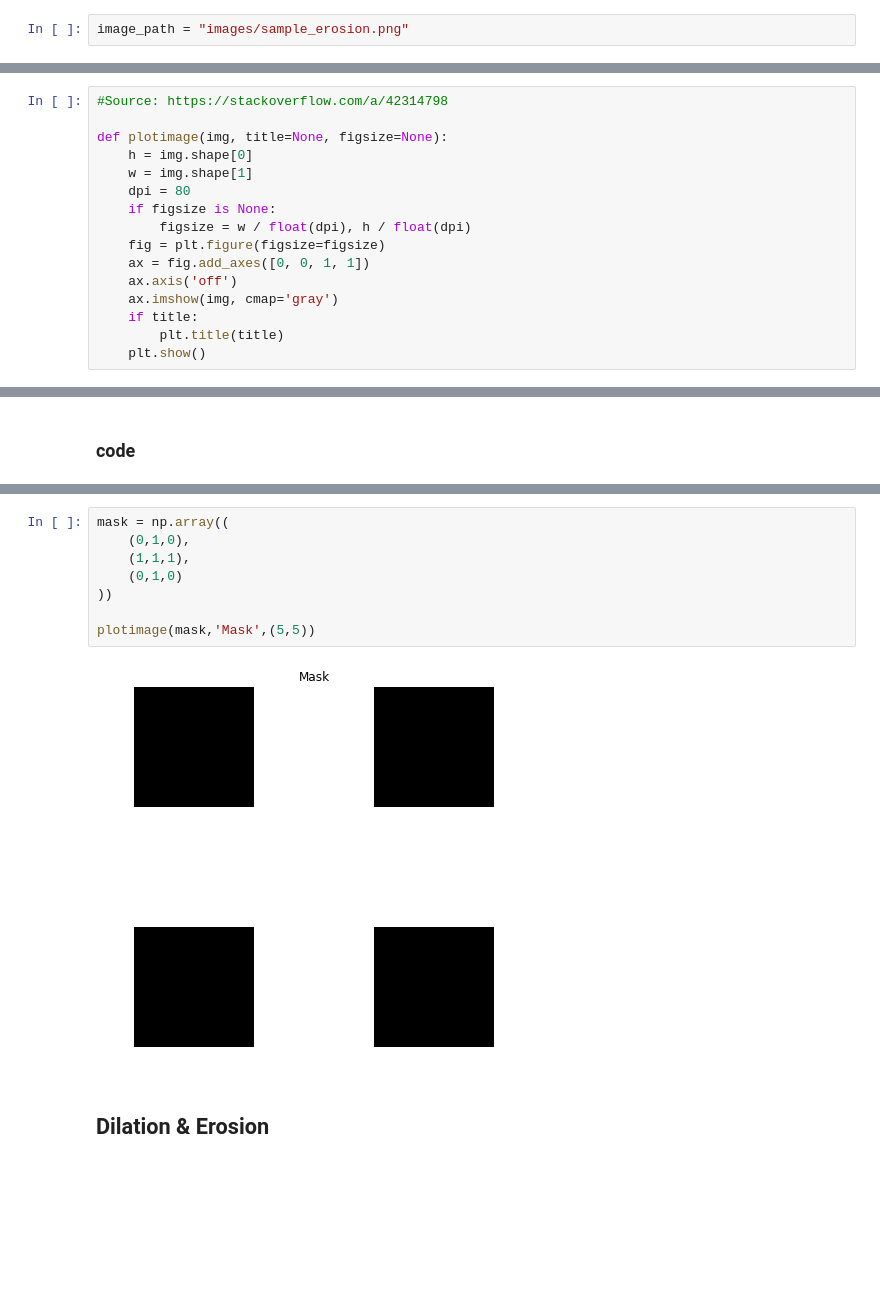
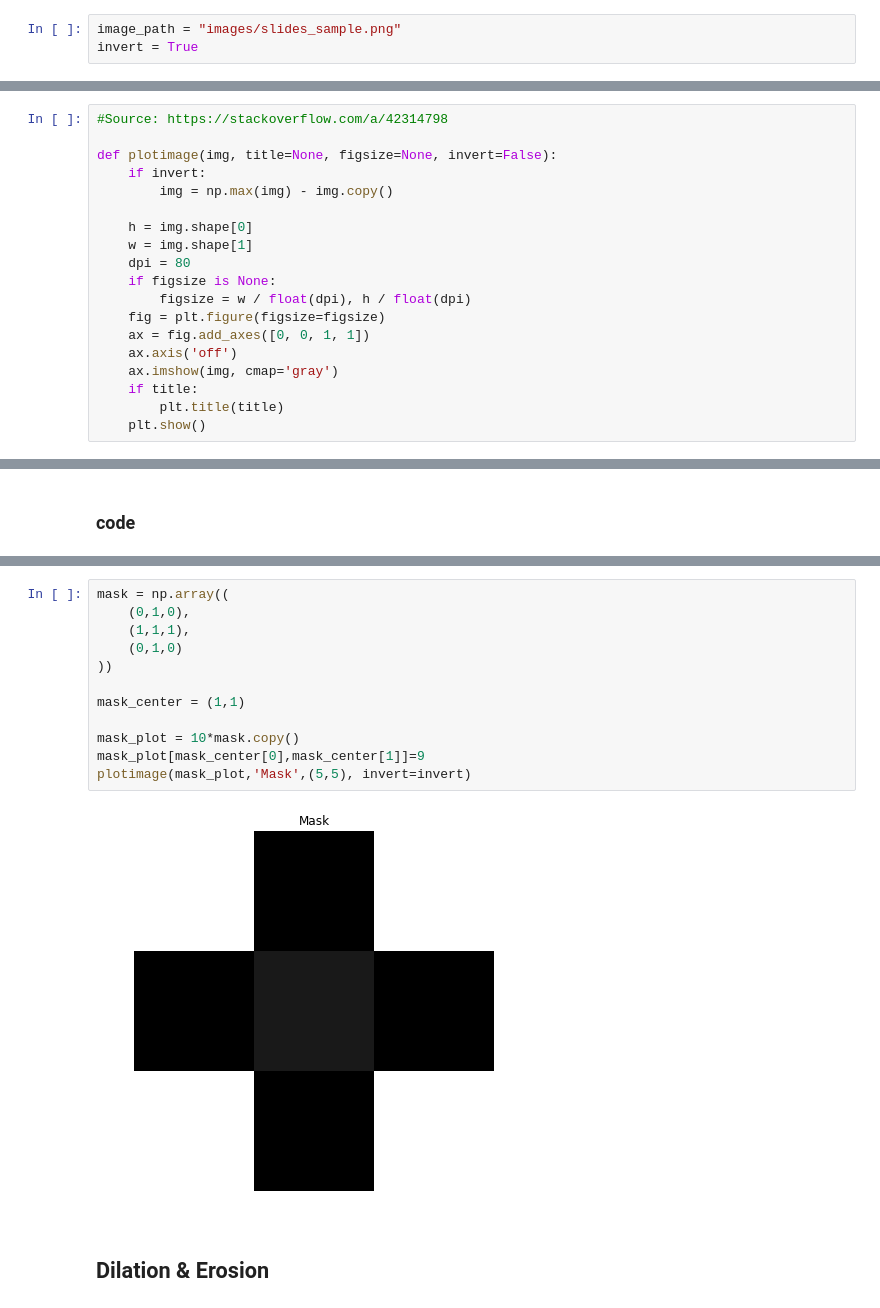
Before and after one commit to ghaiszaher/Image-Processing-OCR-Walsh, a Jupyter notebook: 03_dilation_erosion.ipynb, the cells around one changed output, grey strips where cells are left out. Drawn from its saved outputs; the diff is of its cells as text; blank space fills up the shorter version.

Commit message:
erosion dilation finish

```diff
--- a/03_dilation_erosion.ipynb
+++ b/03_dilation_erosion.ipynb
@@ -11,13 +10,17 @@ import random
 # %% [markdown]
 ### main variables
 # %%
-image_path = "images/sample_erosion.png"
+image_path = "images/slides_sample.png"
+invert = True
 # %% [markdown]
 ### functions
 # %%
 #Source: https://stackoverflow.com/a/42314798
 
-def plotimage(img, title=None, figsize=None):
+def plotimage(img, title=None, figsize=None, invert=False):
+    if invert:
+        img = np.max(img) - img.copy()
+
     h = img.shape[0]
     w = img.shape[1]
     dpi = 80
@@ -69,12 +75,16 @@ array([[1, 1, 1, 1, 1, 1, 1, 1, 1, 1, 1, 1, 1, 1, 1, 1, 1, 1, 1, 1],
 # %%
 mask = np.array((
     (0,1,0),
     (1,1,1),
     (0,1,0)
 ))
 
-plotimage(mask,'Mask',(5,5))
+mask_center = (1,1)
+
+mask_plot = 10*mask.copy()
+mask_plot[mask_center[0],mask_center[1]]=9
+plotimage(mask_plot,'Mask',(5,5), invert=invert)
 # %% [output]
-[figure, old version]
+[figure, new version]
 # %% [markdown]
 ## Dilation & Erosion
```
Also changed, not shown: parts of 16 cells of this notebook, 3 other files.
